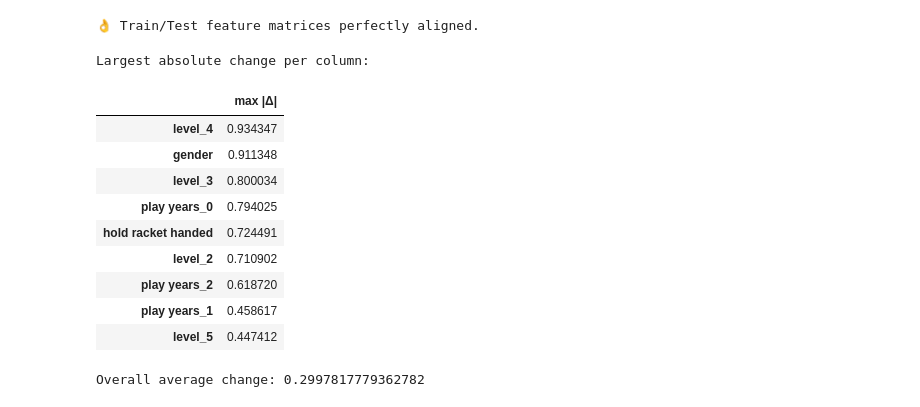
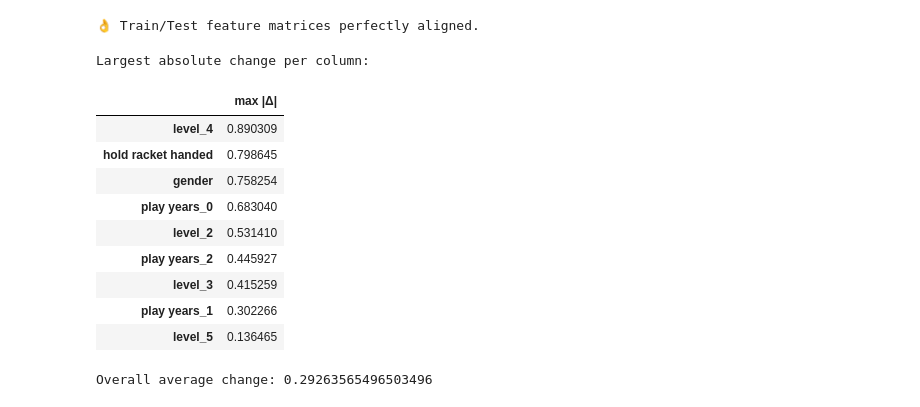
Before and after one commit to GISH123/AICup_2025_tabletennis, a Jupyter notebook: 20250601_o3_new_holdout_gish_0.85495208.ipynb, the cells around one changed output. Drawn from its saved outputs; the diff is of its cells as text; code cells hidden in the pictures.

```diff
--- a/20250601_o3_new_holdout_gish_0.85495208.ipynb
+++ b/20250601_o3_new_holdout_gish_0.85495208.ipynb
@@ -780,29 +792,29 @@ print("👌 Train/Test feature matrices perfectly aligned.")
 # %%
 import pandas as pd, numpy as np
 
-sub_v2 = pd.read_csv("submission_kueipo.csv").set_index("unique_id")
+sub_v2 = pd.read_csv("submission_GISH_blended.csv").set_index("unique_id")
 sub_v3 = pd.read_csv("submission_GISH_rank.csv").set_index("unique_id")
 
 # # 2️⃣  probability range check for v3
 # outside = ~sub_v3.between(0,1).all().all()
 # print("✅ all probs in [0,1]" if not outside else "⚠️ some probs out of bounds")
 
 # 3️⃣  compare v2 vs v3
 diff = (sub_v3 - sub_v2).abs()
 print("\nLargest absolute change per column:")
 display(diff.max().sort_values(ascending=False).to_frame("max |Δ|"))
 
 print("\nOverall average change:", diff.values.mean())
 # %% [output]
 Largest absolute change per column:
 |  | max |Δ| |
-| level_4 | 0.934347 |
-| gender | 0.911348 |
-| level_3 | 0.800034 |
-| play years_0 | 0.794025 |
-| hold racket handed | 0.724491 |
-| level_2 | 0.710902 |
-| play years_2 | 0.618720 |
-| play years_1 | 0.458617 |
-| level_5 | 0.447412 |
+| level_4 | 0.890309 |
+| hold racket handed | 0.798645 |
+| gender | 0.758254 |
+| play years_0 | 0.683040 |
+| level_2 | 0.531410 |
+| play years_2 | 0.445927 |
+| level_3 | 0.415259 |
+| play years_1 | 0.302266 |
+| level_5 | 0.136465 |
-Overall average change: 0.2997817779362782
+Overall average change: 0.29263565496503496
```
Also changed, not shown: parts of 8 cells of this notebook, 4 other files.
